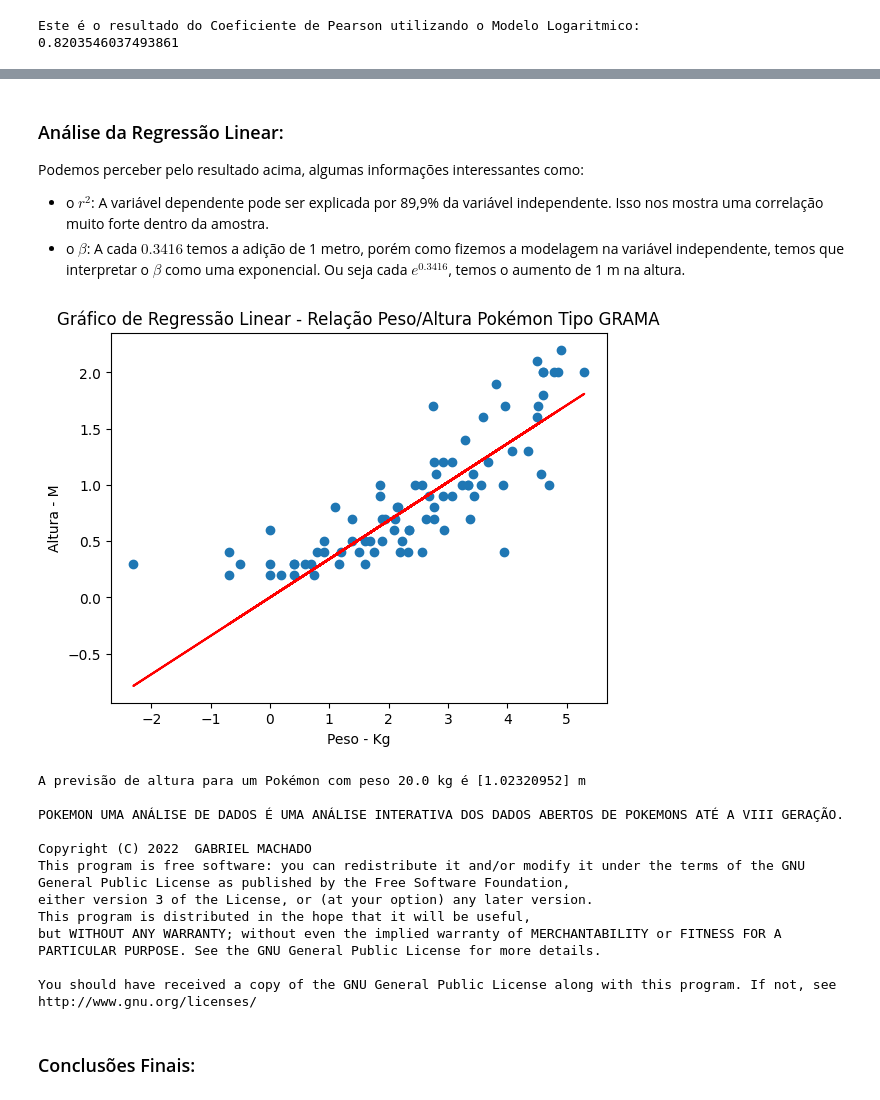
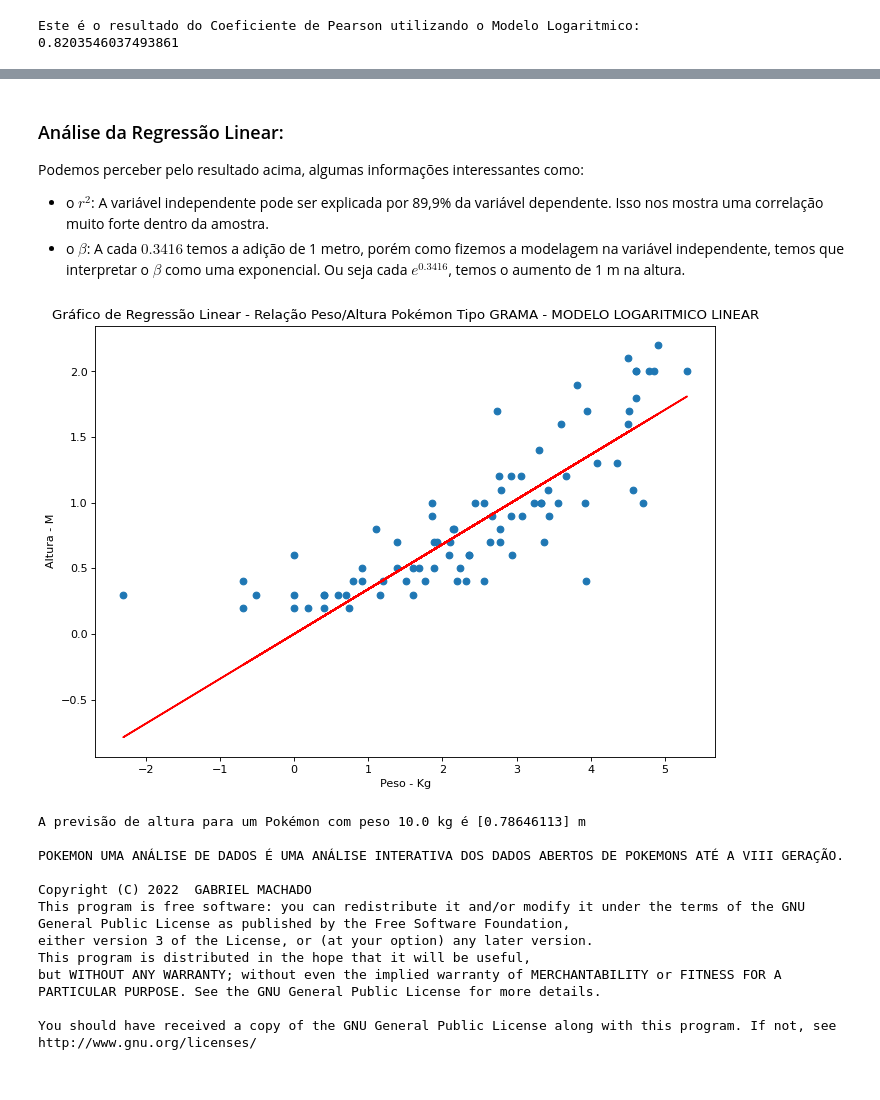
Before and after one commit to gabes-machado/pokemon_data_analysis, a Jupyter notebook: pokemon_data_analysis.ipynb, the cells around one changed output, grey strips where cells are left out. Cells and saved outputs as stored; diff of their text form; code cells hidden in the pictures.

```diff
--- a/pokemon_data_analysis.ipynb
+++ b/pokemon_data_analysis.ipynb
@@ -220,17 +228,17 @@ Este é o resultado do Coeficiente de Pearson utilizando o Modelo Quadrático:
 0.8367221091440146
 # %%
 # Modelando a relação entre o peso e a altura dos pokemons do tipo GRASS com uma função logaritmica:
-weight_kg_grass = grass_pokemon_df['weight_kg'].apply(math.log)
+weight_kg_grass_log = grass_pokemon_df['weight_kg'].apply(math.log)
 height_m_grass = grass_pokemon_df['height_m']
 
-plt.scatter(weight_kg_grass, height_m_grass)
+plt.scatter(weight_kg_grass_log, height_m_grass)
 plt.title("Gráfico de Dispersão - Relação Peso/Altura Pokémon Tipo GRAMA - MODELO LOGARITMICO LINEAR")
 plt.xlabel("Peso - Kg")
 plt.ylabel("Altura - M")
 plt.show()
 
 # Usando o método .corr() para verificar o coeficiente de correlação de Pearson:
-corr_type_height_log = weight_kg_grass.corr(height_m_grass)
+corr_type_height_log = weight_kg_grass_log.corr(height_m_grass)
 print(f'Este é o resultado do Coeficiente de Pearson utilizando o Modelo Logaritmico:\n{corr_type_height_log}\n')
 # %% [output]
 [figure]
@@ -275,0 +314,5 @@ Notes:
+# %%
+# Definindo o modelo de regressão linear com o modelo logaritmico:
+model_log = sm.OLS(height_m_grass, weight_kg_grass_log).fit()
+
+print(f'Este é o resumo dos resultados que o modelo logaritmico cálculou: \n {model_log.summary()} \n')
@@ -278,29 +339,30 @@ Notes:
 
 Podemos perceber pelo resultado acima, algumas informações interessantes como:
 
-- o $r^{2}$: A variável dependente pode ser explicada por 89,9% da variável independente. Isso nos mostra uma correlação muito forte dentro da amostra.
+- o $r^{2}$: A variável independente pode ser explicada por 89,9% da variável dependente. Isso nos mostra uma correlação muito forte dentro da amostra.
 - o $\beta$: A cada $0.3416$ temos a adição de 1 metro, porém como fizemos a modelagem na variável independente, temos que interpretar o $\beta$ como uma exponencial. Ou seja cada $e^{0.3416}$, temos o aumento de 1 m na altura.
 # %%
-# Plotando o gráfico de regressão linear:
-plt.scatter(weight_kg_grass, height_m_grass)
-plt.plot(weight_kg_grass, model.predict(weight_kg_grass), 'r-')
-plt.title("Gráfico de Regressão Linear - Relação Peso/Altura Pokémon Tipo GRAMA")
+# Plotando o gráfico de regressão linear para o modelo logaritmico:
+plt.figure(figsize=(10,7), dpi= 80)
+plt.scatter(weight_kg_grass_log, height_m_grass)
+plt.plot(weight_kg_grass_log, model_log.predict(weight_kg_grass_log), color='red')
+plt.title("Gráfico de Regressão Linear - Relação Peso/Altura Pokémon Tipo GRAMA - MODELO LOGARITMICO LINEAR")
 plt.xlabel("Peso - Kg")
 plt.ylabel("Altura - M")
 plt.show()
 # %% [output]
-[figure, old version]
+[figure, new version]
 # %%
 # Previsão de altura para um pokemon qualquer:
 weight_kg = float(input("Insira o peso do Pokémon em kg: "))
-predicted_height = model.predict(np.log(weight_kg))
+predicted_height = model_log.predict(np.log(weight_kg))
 print(f'A previsão de altura para um Pokémon com peso {weight_kg} kg é {predicted_height} m')
 
 print('\nPOKEMON UMA ANÁLISE DE DADOS É UMA ANÁLISE INTERATIVA DOS DADOS ABERTOS DE POKEMONS ATÉ A VIII GERAÇÃO.\n')
 print('Copyright (C) 2022  GABRIEL MACHADO')
 print('This program is free software: you can redistribute it and/or modify it under the terms of the GNU General Public License as published by the Free Software Foundation,\neither version 3 of the License, or (at your option) any later version.\nThis program is distributed in the hope that it will be useful,\nbut WITHOUT ANY WARRANTY; without even the implied warranty of MERCHANTABILITY or FITNESS FOR A PARTICULAR PURPOSE. See the GNU General Public License for more details.\n\nYou should have received a copy of the GNU General Public License along with this program. If not, see http://www.gnu.org/licenses/')
 # %% [output]
-A previsão de altura para um Pokémon com peso 20.0 kg é [1.02320952] m
+A previsão de altura para um Pokémon com peso 10.0 kg é [0.78646113] m
 
 POKEMON UMA ANÁLISE DE DADOS É UMA ANÁLISE INTERATIVA DOS DADOS ABERTOS DE POKEMONS ATÉ A VIII GERAÇÃO.
 
@@ -311,5 +373,3 @@ This program is distributed in the hope that it will be useful,
 but WITHOUT ANY WARRANTY; without even the implied warranty of MERCHANTABILITY or FITNESS FOR A PARTICULAR PURPOSE. See the GNU General Public License for more details.
 
 You should have received a copy of the GNU General Public License along with this program. If not, see http://www.gnu.org/licenses/
-# %% [markdown]
-### Conclusões Finais:
```
Also changed, not shown: parts of 8 cells of this notebook.
